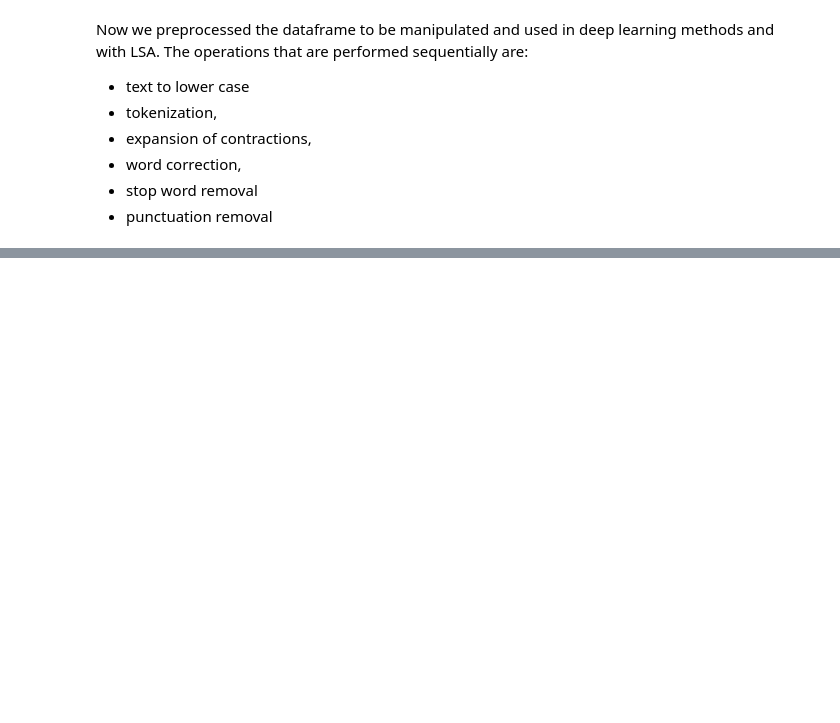
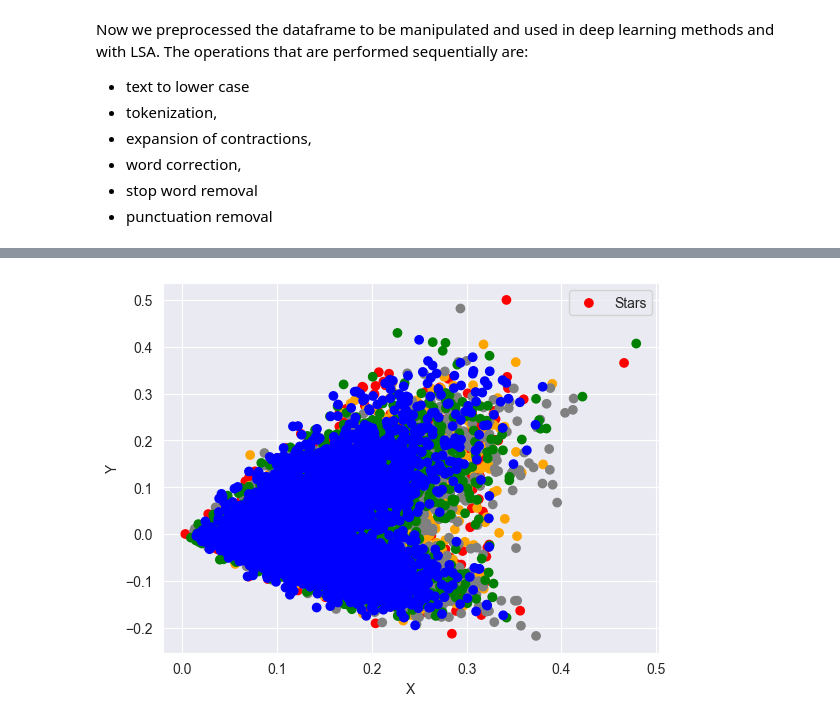
Before and after one commit to Lorenzo-Gardini/TextMining, a Jupyter notebook: project_notebook.ipynb, the cells around one changed output, grey strips where cells are left out. Cells and saved outputs as stored; diff of their text form; code cells hidden in the pictures; blank space fills up the shorter version.

```diff
--- a/project_notebook.ipynb
+++ b/project_notebook.ipynb
@@ -577,0 +616,31 @@ scipy.sparse.csr.csr_matrix
+# %%
+import matplotlib.pyplot as plt
+
+categories = dataset['stars'].values
+# Define a color mapping for categories
+color_mapping = {
+    1: 'red',
+    2: 'orange',
+    3: 'gray',
+    4: 'green',
+    5: 'blue'
+}
+for i in range(1):
+    # Create a scatter plot with different colors for each category
+    fig, ax = plt.subplots()
+    ax.scatter(documents_lsa[:, i],
+               documents_lsa[:, i+1],
+               c=list(map(lambda x: color_mapping[x], categories)),
+               label='Stars')
+
+    # Add legend
+    ax.legend()
+
+    # Set labels for x and y axes
+    ax.set_xlabel('X')
+    ax.set_ylabel('Y')
+
+    # Show the plot
+    plt.show()
+# %% [output]
+[figure, added]
```
Also changed, not shown: parts of 55 cells of this notebook, 3 other files.
